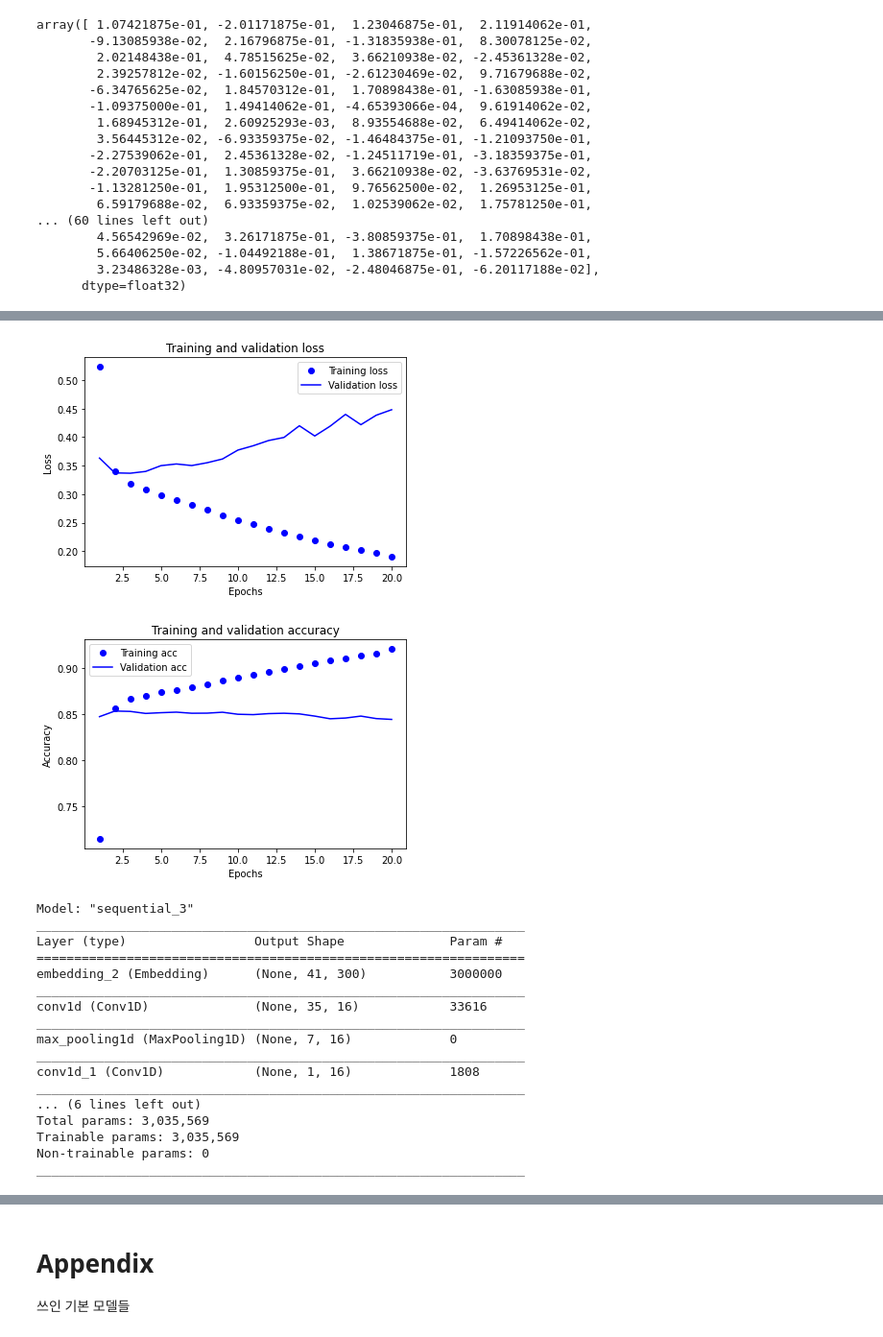
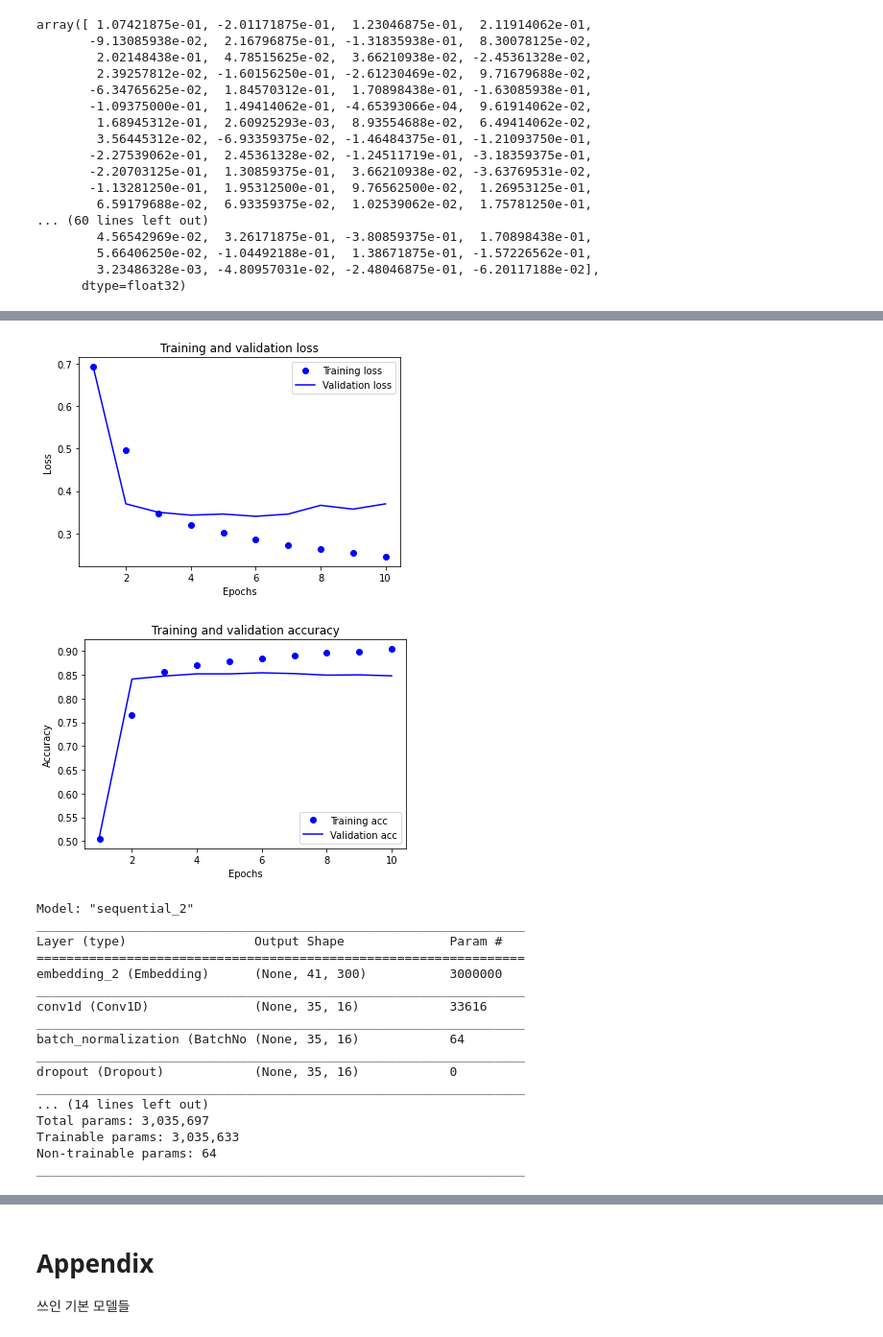
Before and after one commit to hidden719/aiffel, a Jupyter notebook: 0322_nlp/naver_movie_sentiment_analysis.ipynb, the cells around one changed output, grey strips where cells are left out. Shown: that part at 96% size. Drawn from its saved outputs; the diff is of its cells as text; code cells hidden in the pictures.

```diff
--- a/0322_nlp/naver_movie_sentiment_analysis.ipynb
+++ b/0322_nlp/naver_movie_sentiment_analysis.ipynb
@@ -334,7 +337,7 @@ model.compile(optimizer='adam',
               loss='binary_crossentropy',
               metrics=['accuracy'])
 
-epochs=20  # 몇 epoch를 훈련하면 좋을지 결과를 보면서 바꾸어 봅시다.
+epochs=10  # 몇 epoch를 훈련하면 좋을지 결과를 보면서 바꾸어 봅시다.
 
 history = model.fit(partial_x_train,
                     partial_y_train,
@@ -370,8 +376,9 @@ print(results)
-# %%
-plot_history(history_dict)
-# %% [output]
-[figure, removed]
-[figure, removed]
+# %%
+history_dict = history.history
+plot_history(history_dict)
+# %% [output]
+[figure, added]
+[figure, added]
 # %%
 from tensorflow.keras.initializers import Constant
 
@@ -386,15 +393,19 @@ model.add(tf.keras.layers.Embedding(vocab_size,
                                  input_length=maxlen,
                                  trainable=True))   # trainable을 True로 주면 Fine-tuning
 model.add(tf.keras.layers.Conv1D(16, 7, activation='relu'))
+model.add(tf.keras.layers.BatchNormalization())
+model.add(Dropout(0.7))
 model.add(tf.keras.layers.MaxPooling1D(5))
 model.add(tf.keras.layers.Conv1D(16, 7, activation='relu'))
+model.add(tf.keras.layers.BatchNormalization())
+model.add(Dropout(0.7))
 model.add(tf.keras.layers.GlobalMaxPooling1D())
-model.add(tf.keras.layers.Dense(8, activation='relu'))
+model.add(tf.keras.layers.Dense(8, activation='relu', kernel_regularizer=l2(0.1)))
 model.add(tf.keras.layers.Dense(1, activation='sigmoid'))
 
 model.summary()
 # %% [output]
-Model: "sequential_3"
+Model: "sequential_2"
 _________________________________________________________________
 Layer (type)                 Output Shape              Param #
 =================================================================
@@ -402,14 +413,14 @@ embedding_2 (Embedding)      (None, 41, 300)           3000000
 _________________________________________________________________
 conv1d (Conv1D)              (None, 35, 16)            33616
 _________________________________________________________________
-max_pooling1d (MaxPooling1D) (None, 7, 16)             0
+batch_normalization (BatchNo (None, 35, 16)            64
 _________________________________________________________________
-conv1d_1 (Conv1D)            (None, 1, 16)             1808
+dropout (Dropout)            (None, 35, 16)            0
 _________________________________________________________________
-... (6 lines left out)
-Total params: 3,035,569
-Trainable params: 3,035,569
-Non-trainable params: 0
+... (14 lines left out)
+Total params: 3,035,697
+Trainable params: 3,035,633
+Non-trainable params: 64
 _________________________________________________________________
 # %%
 # 학습의 진행
```
Also changed, not shown: parts of 24 cells of this notebook.
